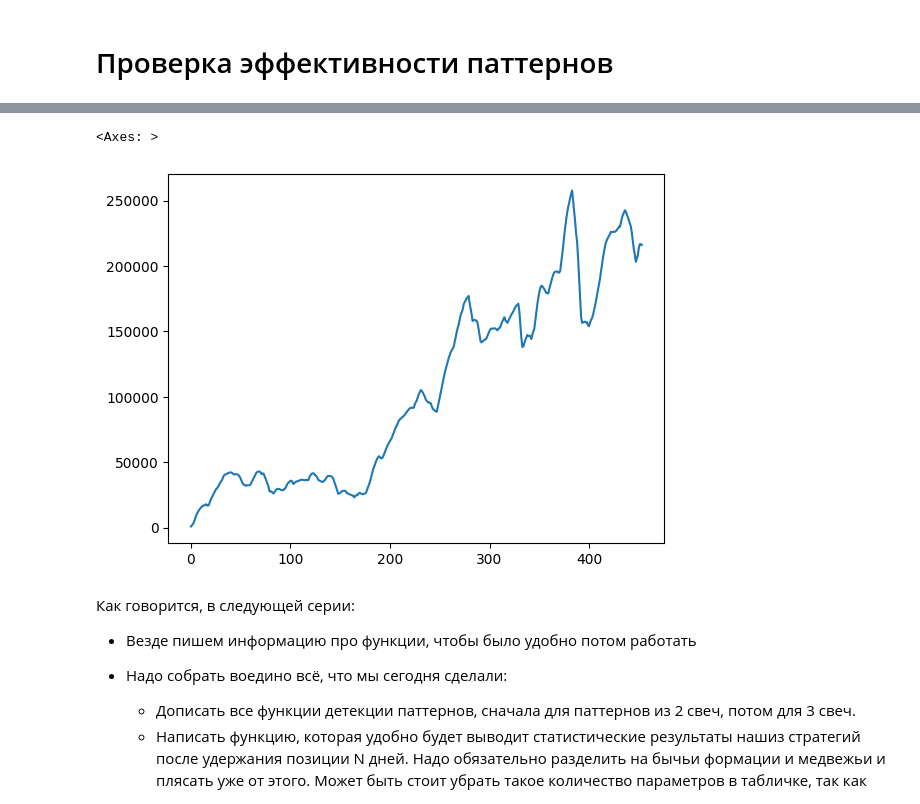
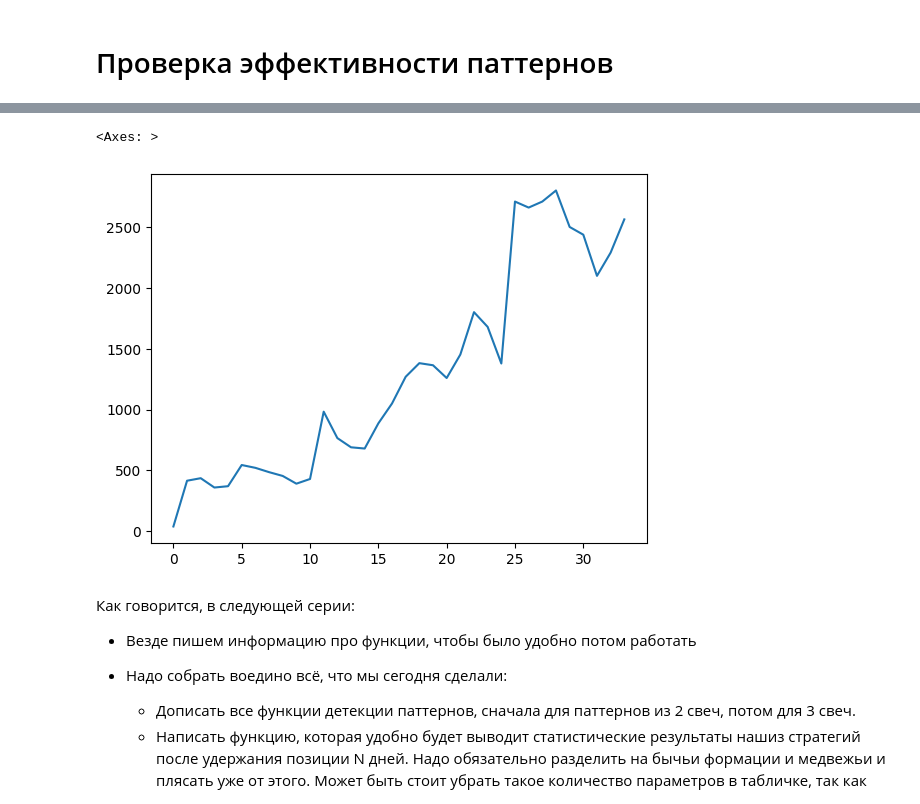
Before and after one commit to AlexKosuhin/AlgoTrading, a Jupyter notebook: Свечные паттерны/1.Обработка и детекция свечных паттернов.ipynb, the cells around one changed output, grey strips where cells are left out. Drawn from its saved outputs; the diff is of its cells as text; code cells hidden in the pictures.

```diff
--- a/Свечные паттерны/1.Обработка и детекция свечных паттернов.ipynb
+++ b/Свечные паттерны/1.Обработка и детекция свечных паттернов.ipynb
@@ -897,7 +941,7 @@ def calculate_trade_statistics(data, commision=0.01, full='NO', direction='bull'
 
     # Создаем DataFrame и сортируем
     df = pd.DataFrame(results)
-    df_ticker_per = data[['per', 'ticker']][:len(df)]
+    df_ticker_per = data[['per', 'ticker', 'filtr', 'strategy']][:len(df)]
     df_last = pd.concat([df_ticker_per, df], axis=1)
     df_last.sort_values('profit_factor', ascending=False, inplace=True)
 
@@ -909,0 +951,19 @@ for i in ['5 min', '15 min', '30 min', '1h', '2h', '4h', 'D']:
+# %%
+# Проверка всех написанных стратегий
+dict_strategy_and_filtr = {detection_bullish_engulfing_pattern : ['bull', ['NO', '1_grow_candle_after_pattern', '2_grow_candle_after_pattern', '1_loss_candle_before_pattern', '2_loss_candle_before_pattern', 'full_engulfing']],
+                           detection_bearish_engulfing_pattern : ['bear', ['NO', '1_loss_candle_after_pattern', '2_loss_candle_after_pattern', '1_grow_candle_before_pattern', '2_grow_candle_before_pattern', 'full_engulfing']],
+                           detection_bullish_harami_pattern : ['bull', ['NO', '1_grow_candle_after_pattern', '2_grow_candle_after_pattern', '1_loss_candle_before_pattern', '2_loss_candle_before_pattern', 'full_harami']],
+                           detection_bearish_harami_pattern : ['bear', ['NO', '1_loss_candle_after_pattern', '2_loss_candle_after_pattern', '1_grow_candle_before_pattern', '2_grow_candle_before_pattern', 'full_harami']],
+                           detection_3_grow_candle : ['bull', ['NO', '1_loss_candle_after_pattern', '1_loss_candle_before_pattern']],
+                           detection_3_loss_candle : ['bear', ['NO', '1_grow_candle_after_pattern', '1_grow_candle_before_pattern']]}
+
+list_df_with_all_strategy_filtr = []
+for df in l:
+    for strategy, filtr in dict_strategy_and_filtr.items():
+        for i in filtr[1]:
+            df_str_filtr = strategy(df, filtr=i)
+            res = calculate_trade_statistics(df_str_filtr, commision=0.01, full='NO', direction=filtr[0])
+            list_df_with_all_strategy_filtr.append(res)
+
+combined_df = pd.concat(list_df_with_all_strategy_filtr, ignore_index=True)
+combined_df.sort_values('profit_factor', ascending=False)
@@ -910,12 +1066,20 @@ for i in ['5 min', '15 min', '30 min', '1h', '2h', '4h', 'D']:
 # %%
 l_df_bull_eng = []
+bearish_confirmation_filters = [
+    '1_loss_candle_after_pattern',    # паттерн подтверждается 1 падающей свечой после него
+    '2_loss_candle_after_pattern',    # паттерн подтверждается 2 падающими свечами после него
+    '1_grow_candle_before_pattern',   # паттерн подтверждается 1 растущей свечой до него
+    '2_grow_candle_before_pattern',   # паттерн подтверждается 2 растущими свечами до него
+    'full_engulfing'                  # полное поглощение следующей свечей максимумом и минимумом предыдущей свечи
+]
 for df in l:
-    df_bull_eng = detection_3_grow_candle(df)
-    l_df_bull_eng.append(df_bull_eng)
+    for filter in bearish_confirmation_filters:
+        df_bull_eng = detection_bearish_engulfing_pattern(df, filtr=filter)
+        l_df_bull_eng.append(df_bull_eng)
 # %%
 l_s = []
 for i in l_df_bull_eng:
-    res = calculate_trade_statistics(i, commision=0.01, full='YES', direction='bull')
+    res = calculate_trade_statistics(i, commision=0.01, full='YES', direction='bear')
     l_s.append(res)
 # %%
 combined_df = pd.concat(l_s, ignore_index=True)
@@ -937,9 +1101,9 @@ combined_df.sort_values('profit_factor', ascending=False)
 # %%
 import seaborn as sns
-sns.lineplot(combined_df.loc[300, 'cumsum'])
+sns.lineplot(combined_df.loc[1450, 'cumsum'])
 # %% [output]
 <Axes: >
-[figure, old version]
+[figure, new version]
 # %% [markdown]
 Как говорится, в следующей серии:
 - Везде пишем информацию про функции, чтобы было удобно потом работать
```
Also changed, not shown: parts of 18 cells of this notebook, 1 other file.
